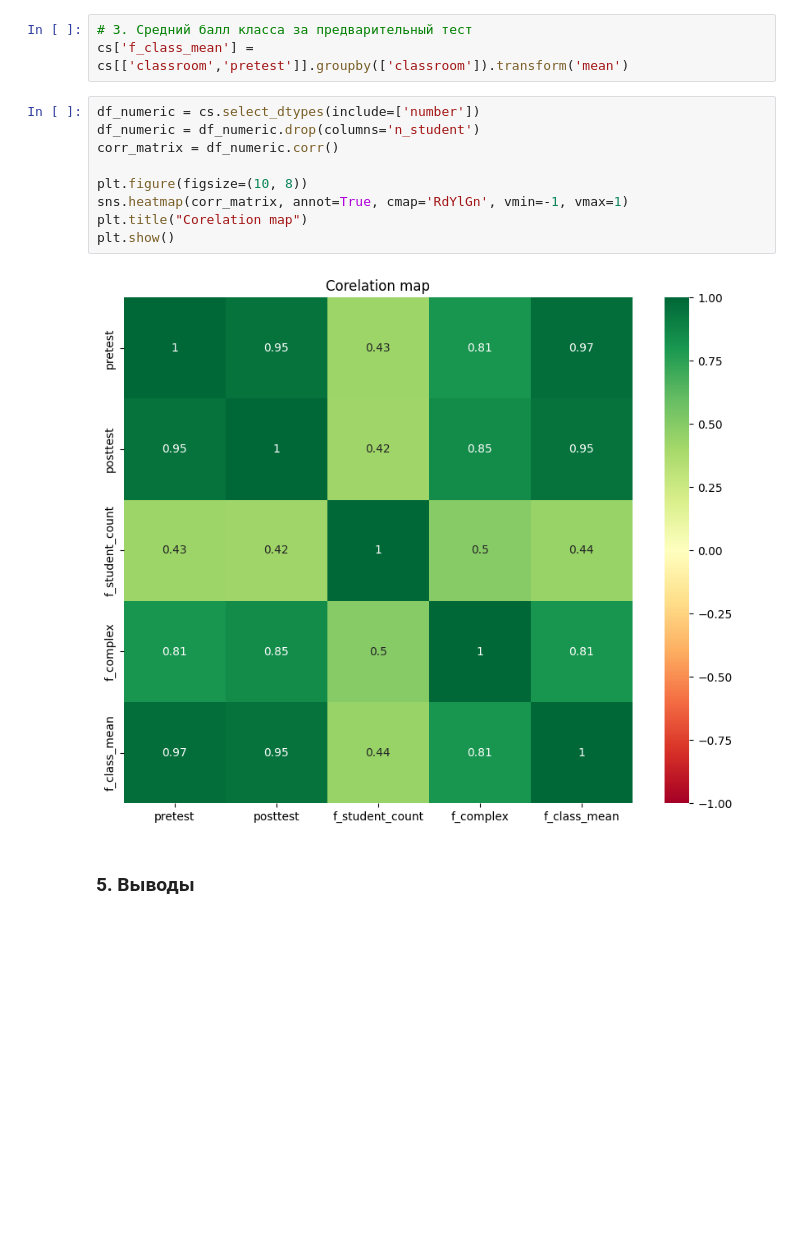
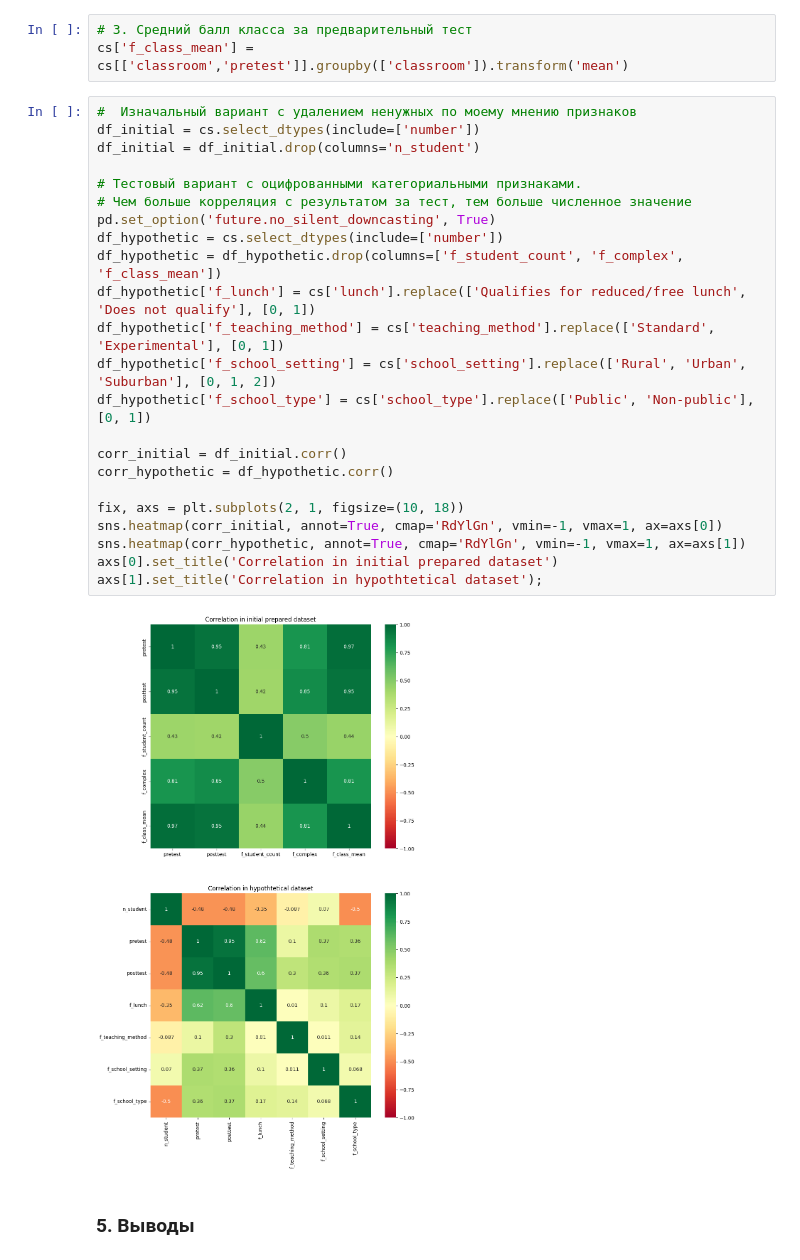
Before and after one commit to LlirikOknessu/tpu-8e22-ML-course, a Jupyter notebook: munkonov_nima/eda.ipynb, the cells around one changed output. Cells and saved outputs as stored; diff of their text form; blank space fills up the shorter version.

```diff
--- a/munkonov_nima/eda.ipynb
+++ b/munkonov_nima/eda.ipynb
@@ -316,16 +316,30 @@ cs.head()
 # 3. Средний балл класса за предварительный тест
 cs['f_class_mean'] = cs[['classroom','pretest']].groupby(['classroom']).transform('mean')
 # %%
-df_numeric = cs.select_dtypes(include=['number'])
-df_numeric = df_numeric.drop(columns='n_student')
-corr_matrix = df_numeric.corr()
+#  Изначальный вариант с удалением ненужных по моему мнению признаков
+df_initial = cs.select_dtypes(include=['number'])
+df_initial = df_initial.drop(columns='n_student')
 
-plt.figure(figsize=(10, 8))
-sns.heatmap(corr_matrix, annot=True, cmap='RdYlGn', vmin=-1, vmax=1)
-plt.title("Corelation map")
-plt.show()
+# Тестовый вариант с оцифрованными категориальными признаками.
+# Чем больше корреляция с результатом за тест, тем больше численное значение
+pd.set_option('future.no_silent_downcasting', True)
+df_hypothetic = cs.select_dtypes(include=['number'])
+df_hypothetic = df_hypothetic.drop(columns=['f_student_count', 'f_complex', 'f_class_mean'])
+df_hypothetic['f_lunch'] = cs['lunch'].replace(['Qualifies for reduced/free lunch', 'Does not qualify'], [0, 1])
+df_hypothetic['f_teaching_method'] = cs['teaching_method'].replace(['Standard', 'Experimental'], [0, 1])
+df_hypothetic['f_school_setting'] = cs['school_setting'].replace(['Rural', 'Urban', 'Suburban'], [0, 1, 2])
+df_hypothetic['f_school_type'] = cs['school_type'].replace(['Public', 'Non-public'], [0, 1])
+
+corr_initial = df_initial.corr()
+corr_hypothetic = df_hypothetic.corr()
+
+fix, axs = plt.subplots(2, 1, figsize=(10, 18))
+sns.heatmap(corr_initial, annot=True, cmap='RdYlGn', vmin=-1, vmax=1, ax=axs[0])
+sns.heatmap(corr_hypothetic, annot=True, cmap='RdYlGn', vmin=-1, vmax=1, ax=axs[1])
+axs[0].set_title('Correlation in initial prepared dataset')
+axs[1].set_title('Correlation in hypothtetical dataset');
 # %% [output]
-[figure, old version]
+[figure, new version]
 # %% [markdown]
 ### 5. Выводы
 # %% [markdown]
```
Also changed, not shown: parts of 1 cell of this notebook, 43 other files.
